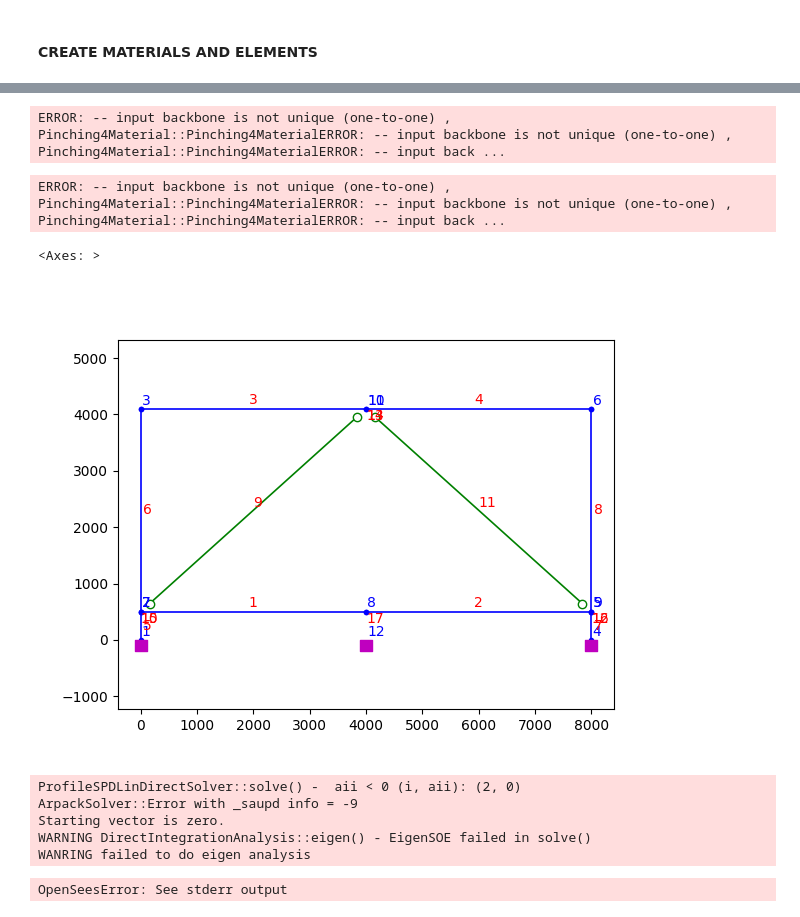
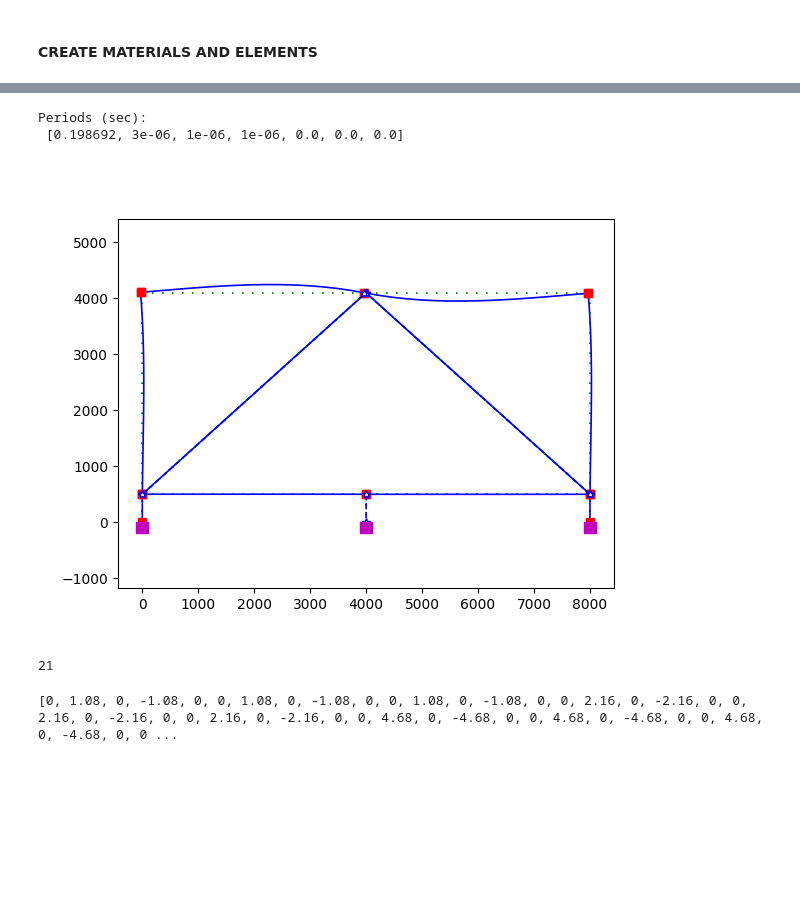
Before and after one commit to ashishthapaweb/buckling-restrained-braced-glulam-frames, a Jupyter notebook: BRBGFs.ipynb, the cells around one changed output, grey strips where cells are left out. Cells and saved outputs as stored; diff of their text form; code cells hidden in the pictures; blank space fills up the shorter version.

```diff
--- a/BRBGFs.ipynb
+++ b/BRBGFs.ipynb
@@ -108,5 +125,5 @@ opsv.plot_model()
 # %%
-# Dowelled connection - Pinching4 to model cyclic hysteresis for connection
+# Top Dowelled connection - Pinching4 to model cyclic hysteresis for connection
 
 uniaxialMaterial('Pinching4', new_mat("TopDowelPinching4"),
     # Envelope points (positive)
@@ -123,10 +140,10 @@ uniaxialMaterial('Pinching4', new_mat("TopDowelPinching4"),
     0.0, 0.0, -0.05,            # rDispP, rForceP, uForceP
     0.0, 0.0, -0.05,            # rDispN, rForceN, uForceN
     # Degradation (none)
-    0.0, 0.0, 0.0, 0.0, 0.0,    # gK
-    0.0, 0.0, 0.0, 0.0, 0.0,    # gD
-    0.0, 0.0, 0.0, 0.0, 0.0,    # gF
-    0.0,                        # gE
+    0., 0., 0., 0., 0.,          # gK1-5
+    0., 0., 0., 0., 0.,          # gD1-5
+    0., 0., 0., 0., 0.,          # gF1-5
+    0.,
    'energy'                   # dmgType
 )
 
@@ -136,16 +153,12 @@ uniaxialMaterial("ElasticMultiLinear", new_mat("dowelElasticMultiLinear"),
     "-stress", *[-2.5e7, -8000, 0.0, 8000, 2.5e7]
 )
 
-
 # Join the materials in series
 uniaxialMaterial('Series', new_mat("TopDowelSeriesMat"), mat_list['TopDowelPinching4'], mat_list['dowelElasticMultiLinear'])
 
-# zeroLength elements (must avoid overlapping direction assignments)
-# Use Pinching4 for dir 1 (X), and ElasticMultiLinear for dir 2 (Y)
-element('zeroLength', new_ele(), *[10, 11], '-mat', mat_list['TopDowelSeriesMat'], '-dir', 1)
-element('zeroLength', new_ele(), *[10, 11], '-mat', mat_list['TopDowelPinching4'], '-dir', 2)
+uniaxialMaterial('Elastic', new_mat("RotationalPin"), 1.0e-6)  # Very small stiffness
+
+element('zeroLength', new_ele(), *[10, 11], '-mat', mat_list['TopDowelSeriesMat'], mat_list['TopDowelPinching4'], mat_list['RotationalPin'], '-dir', 1, 2, 3)
-# %% [output]
-ERROR: -- input backbone is not unique (one-to-one) , Pinching4Material::Pinching4MaterialERROR: -- input backbone is not unique (one-to-one) , Pinching4Material::Pinching4MaterialERROR: -- input back ...
 # %%
 # Bottom dowelled connection - Pinching4 (half-strength)
 
@@ -163,21 +176,14 @@ uniaxialMaterial('Pinching4', new_mat("bottomDowelPinching4"),
     # Reloading rules
     0.0, 0.0, -0.05,
     0.0, 0.0, -0.05,
-    # Degradation (none)
-    0.0, 0.0, 0.0, 0.0, 0.0,  # gK
-    0.0, 0.0, 0.0, 0.0, 0.0,  # gD
-    0.0, 0.0, 0.0, 0.0, 0.0,  # gF
-    0.0,
+    # Degradation
+    0., 0., 0., 0., 0.,  # gK1-5
+    0., 0., 0., 0., 0.,  # gD1-5
+    0., 0., 0., 0., 0.,  # gF1-5
+    0.,
     "energy"
 )
 
-element('zeroLength', new_ele(), *[2,7], '-mat', mat_list['bottomDowelPinching4'],mat_list['bottomDowelPinching4'], '-dir', 1,2)
-element('zeroLength', new_ele(), *[5,9], '-mat', mat_list['bottomDowelPinching4'],mat_list['bottomDowelPinching4'], '-dir', 1,2)
-element('twoNodeLink', new_ele(), *[8,12], '-mat', mat_list['bottomDowelPinching4'],mat_list['bottomDowelPinching4'], '-dir', 1,2)
+element('zeroLength', new_ele(), *[2,7], '-mat', mat_list['bottomDowelPinching4'], mat_list['bottomDowelPinching4'], mat_list['RotationalPin'], '-dir', 1, 2, 3)
+element('zeroLength', new_ele(), *[5,9], '-mat', mat_list['bottomDowelPinching4'], mat_list['bottomDowelPinching4'], mat_list['RotationalPin'], '-dir', 1, 2, 3)
+element('twoNodeLink', new_ele(), *[8,12], '-mat', mat_list['bottomDowelPinching4'], mat_list['bottomDowelPinching4'], mat_list['RotationalPin'], '-dir', 1, 2, 3)
-# %% [output]
-ERROR: -- input backbone is not unique (one-to-one) , Pinching4Material::Pinching4MaterialERROR: -- input backbone is not unique (one-to-one) , Pinching4Material::Pinching4MaterialERROR: -- input back ...
-# %%
-opsv.plot_model()
-# %% [output]
-<Axes: >
-[figure, removed]
@@ -184,13 +194,19 @@ opsv.plot_model()
 # %%
-eigs = eigen('-genBandArpack', 2)
-eigs
+omega_sq = eigen("-fullGenLapack", 7)
+t = [round(2 * np.pi / np.sqrt(each), 6) for each in omega_sq]
+print(f"Periods (sec): \n {t}")
 # %% [output]
-ProfileSPDLinDirectSolver::solve() -  aii < 0 (i, aii): (2, 0)
-ArpackSolver::Error with _saupd info = -9
-Starting vector is zero.
-WARNING DirectIntegrationAnalysis::eigen() - EigenSOE failed in solve()
-WANRING failed to do eigen analysis
+Periods (sec):
+ [0.198692, 3e-06, 1e-06, 1e-06, 0.0, 0.0, 0.0]
-OpenSeesError: See stderr output
+# %%
+opsv.plot_mode_shape(1, sfac=500000000000)
+# %% [output]
+[figure, added]
+# %%
+recorder('Node', '-file', 'node_3_disp.out', '-node', 3, '-dof', 1, 'disp')
+recorder('Node', '-file', 'reactions.out', '-node', *[1, 12, 4], '-dof', 1, 'reaction')
+# %% [output]
+21
 # %%
 # APPLY LOADS
 timeSeries('Linear', 1)
@@ -208,2 +222,17 @@ analysis("Static")
+# %%
+def generate_drift_ratios(amplitudes, blocks_per_amplitude=3):
+    applied_disp = []
+    for amp in amplitudes:
+        amp_disp = amp * H / 100
+        for _ in range(blocks_per_amplitude):
+            applied_disp.extend([0, amp_disp, 0, -amp_disp, 0])
+    return applied_disp
+
+# drift_ratio_amps = [0.25, 1.25]
+drift_ratio_amps = [0.03, 0.06, 0.13, 0.19, 0.25, 0.5, 1.0, 1.5, 2.0]
+applied_disp = generate_drift_ratios(drift_ratio_amps)
+print(applied_disp)
+# %% [output]
+[0, 1.08, 0, -1.08, 0, 0, 1.08, 0, -1.08, 0, 0, 1.08, 0, -1.08, 0, 0, 2.16, 0, -2.16, 0, 0, 2.16, 0, -2.16, 0, 0, 2.16, 0, -2.16, 0, 0, 4.68, 0, -4.68, 0, 0, 4.68, 0, -4.68, 0, 0, 4.68, 0, -4.68, 0, 0 ...
 # %%
 # ANALYZE
```
Also changed, not shown: parts of 13 cells of this notebook, 2 other files.
